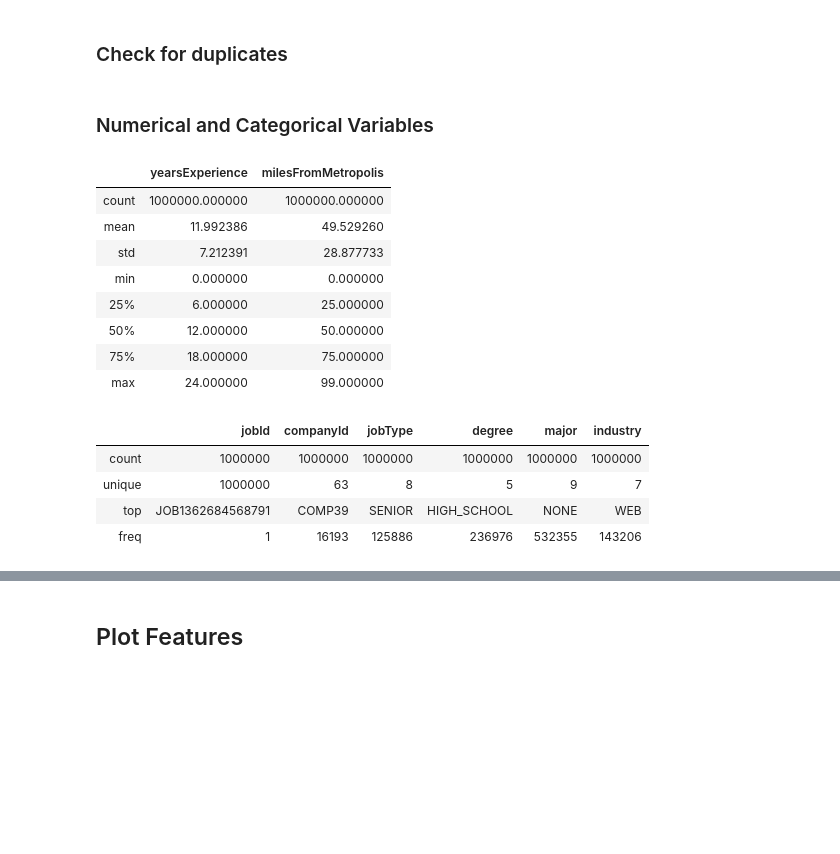
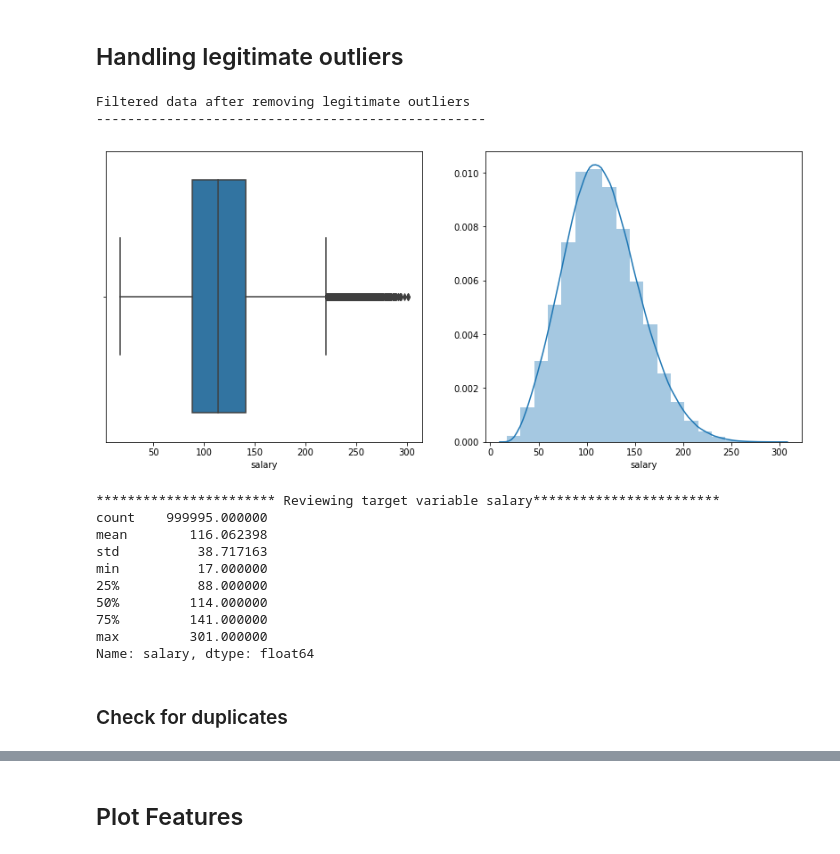
Before and after one commit to ktl014/SalaryPredictionPortfolio, a Jupyter notebook: src/notebooks/interact_dataset.ipynb, the cells around one changed output, grey strips where cells are left out. Drawn from its saved outputs; the diff is of its cells as text; code cells hidden in the pictures; blank space fills up the shorter version.

```diff
--- a/src/notebooks/interact_dataset.ipynb
+++ b/src/notebooks/interact_dataset.ipynb
@@ -51,2 +216,22 @@ jobId                  1000000 non-null object
+# %% [markdown]
+## Handling legitimate outliers
+# %%
+train_df = train_df[train_df['salary'] > lower]
+print('\nFiltered data after removing legitimate outliers\n{}'.format('-'*50))
+plot_target(train_df, target_col='salary')
+# %% [output]
+Filtered data after removing legitimate outliers
+--------------------------------------------------
+[figure, added]
+*********************** Reviewing target variable salary************************
+count    999995.000000
+mean        116.062398
+std          38.717163
+min          17.000000
+25%          88.000000
+50%         114.000000
+75%         141.000000
+max         301.000000
+Name: salary, dtype: float64
 # %% [markdown]
 ### Check for duplicates
@@ -57,24 +237,0 @@ assert 0 == test_feat_df.duplicated().sum()
-# %% [markdown]
-### Numerical and Categorical Variables
-# %%
-# numerical
-train_feat_df.describe(include=[np.number])
-# %% [output]
-|  | yearsExperience | milesFromMetropolis |
-| count | 1000000.000000 | 1000000.000000 |
-| mean | 11.992386 | 49.529260 |
-| std | 7.212391 | 28.877733 |
-| min | 0.000000 | 0.000000 |
-| 25% | 6.000000 | 25.000000 |
-| 50% | 12.000000 | 50.000000 |
-| 75% | 18.000000 | 75.000000 |
-| max | 24.000000 | 99.000000 |
-# %%
-# categorical
-train_feat_df.describe(include=['O'])
-# %% [output]
-|  | jobId | companyId | jobType | degree | major | industry |
-| count | 1000000 | 1000000 | 1000000 | 1000000 | 1000000 | 1000000 |
-| unique | 1000000 | 63 | 8 | 5 | 9 | 7 |
-| top | JOB1362684568791 | COMP39 | SENIOR | HIGH_SCHOOL | NONE | WEB |
-| freq | 1 | 16193 | 125886 | 236976 | 532355 | 143206 |
```
Also changed, not shown: parts of 26 cells of this notebook, 7 other files.
